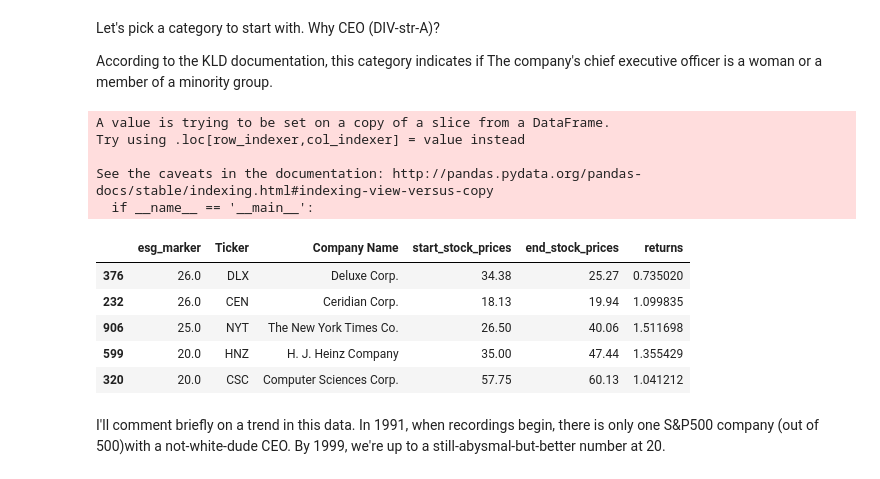
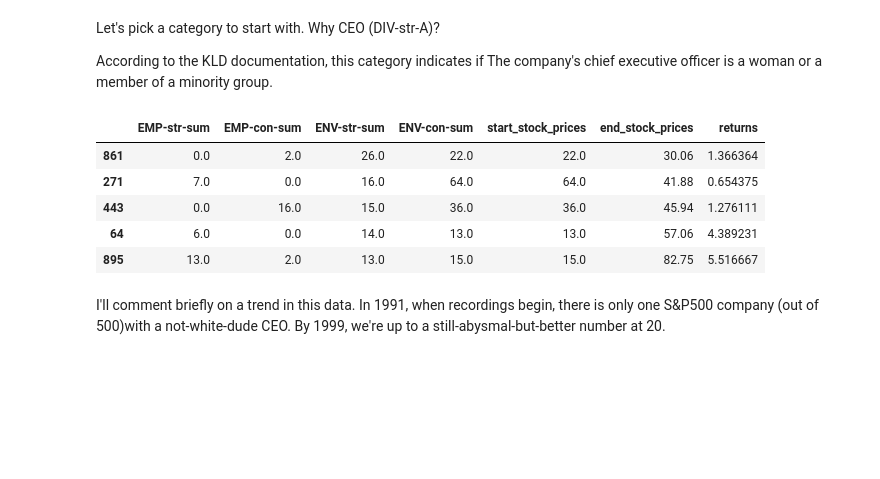
Before and after one commit to chelseatroy/fund_scale, a Jupyter notebook: data_explo/Exploring S&P Ethical Index Data.ipynb, the cells around one changed output. Cells and saved outputs as stored; diff of their text form; code cells hidden in the pictures; blank space fills up the shorter version.

```diff
--- a/data_explo/Exploring S&P Ethical Index Data.ipynb
+++ b/data_explo/Exploring S&P Ethical Index Data.ipynb
@@ -69,2 +82,3 @@ aggregate_data['ENV-con-sum'] = aggregate_data[['ENV-con-A','ENV-con-B','ENV-con
 # %%
-grouping = aggregate_data.groupby(['Ticker'])['EMP-str-sum'].sum()
+esg_marker_data = sum_scores_for(aggregate_data, 'EMP-str-sum')
+esg_marker_data.head()
@@ -71,4 +92,7 @@ grouping = aggregate_data.groupby(['Ticker'])['EMP-str-sum'].sum()
+# %%
+esg_marker_data['EMP-con-sum'] = sum_scores_for(aggregate_data, 'EMP-con-sum')['EMP-con-sum']
+esg_marker_data['ENV-str-sum'] = sum_scores_for(aggregate_data, 'ENV-str-sum')['ENV-str-sum']
+esg_marker_data['ENV-con-sum'] = sum_scores_for(aggregate_data, 'ENV-con-sum')['ENV-con-sum']
 # %%
-esg_marker_data = pd.DataFrame({'esg_marker' : grouping}).reset_index()
-esg_marker_data.sort_values(by=['esg_marker'], ascending=False).head()
+esg_marker_data.sort_values(by=['EMP-con-sum'], ascending=False).head()
 # %% [output]
@@ -147,4 +166,4 @@ len(clean_data.columns.values)
 # %%
-esg_columns = clean_data.iloc[:,1:4]
+esg_columns = clean_data.iloc[:,1:5]
 esg_columns.columns.values
 # %% [output]
@@ -199,19 +218,14 @@ Let's pick a category to start with. Why CEO (DIV-str-A)?
 According to the KLD documentation, this category indicates if The company's chief executive officer is a woman or a member of a minority group.
 # %%
 yes_end_date['returns'] = yes_end_date['end_stock_prices'] / yes_end_date['start_stock_prices']
-yes_end_date = yes_end_date.fillna(0) #any company without num_yrs_min_CEO gets 0
-yes_end_date.sort_values('esg_marker', ascending=False).head()
+yes_end_date = yes_end_date.fillna(0) #any company without numbers for esg markers gets 0
+yes_end_date.sort_values('ENV-str-sum', ascending=False).head()
 # %% [output]
-A value is trying to be set on a copy of a slice from a DataFrame.
-Try using .loc[row_indexer,col_indexer] = value instead
-
-See the caveats in the documentation: http://pandas.pydata.org/pandas-docs/stable/indexing.html#indexing-view-versus-copy
-  if __name__ == '__main__':
-|  | esg_marker | Ticker | Company Name | start_stock_prices | end_stock_prices | returns |
-| 376 | 26.0 | DLX | Deluxe Corp. | 34.38 | 25.27 | 0.735020 |
-| 232 | 26.0 | CEN | Ceridian Corp. | 18.13 | 19.94 | 1.099835 |
-| 906 | 25.0 | NYT | The New York Times Co. | 26.50 | 40.06 | 1.511698 |
-| 599 | 20.0 | HNZ | H. J. Heinz Company | 35.00 | 47.44 | 1.355429 |
-| 320 | 20.0 | CSC | Computer Sciences Corp. | 57.75 | 60.13 | 1.041212 |
+|  | EMP-str-sum | EMP-con-sum | ENV-str-sum | ENV-con-sum | start_stock_prices | end_stock_prices | returns |
+| 861 | 0.0 | 2.0 | 26.0 | 22.0 | 22.0 | 30.06 | 1.366364 |
+| 271 | 7.0 | 0.0 | 16.0 | 64.0 | 64.0 | 41.88 | 0.654375 |
+| 443 | 0.0 | 16.0 | 15.0 | 36.0 | 36.0 | 45.94 | 1.276111 |
+| 64 | 6.0 | 0.0 | 14.0 | 13.0 | 13.0 | 57.06 | 4.389231 |
+| 895 | 13.0 | 2.0 | 13.0 | 15.0 | 15.0 | 82.75 | 5.516667 |
 # %% [markdown]
 I'll comment briefly on a trend in this data. In 1991, when recordings begin, there is only one S&P500 company (out of 500)with a not-white-dude CEO. By 1999, we're up to a still-abysmal-but-better number at 20.
```
Also changed, not shown: parts of 15 cells of this notebook.
